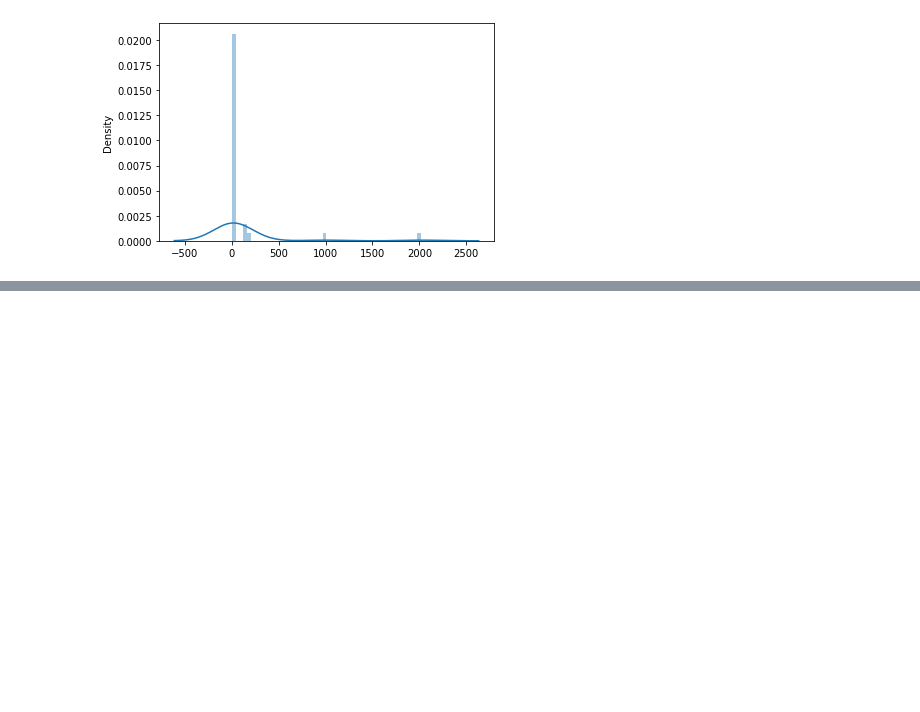
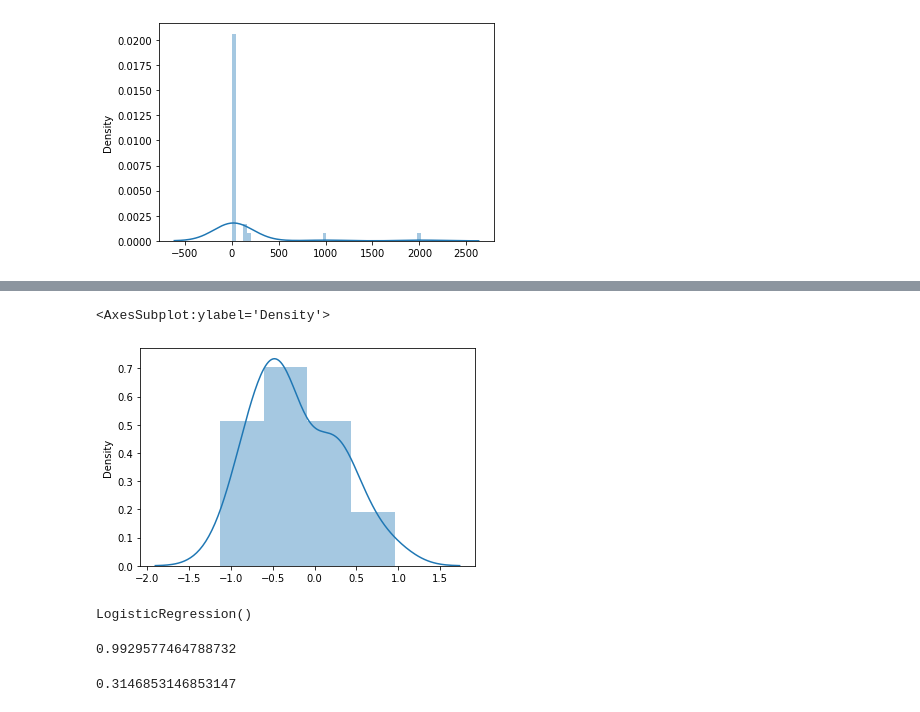
Before and after one commit to hakdj/test_machine-learning, a Jupyter notebook: data_preprocess.ipynb, the cells around one changed output, grey strips where cells are left out. Drawn from its saved outputs; the diff is of its cells as text; code cells hidden in the pictures; blank space fills up the shorter version.

```diff
--- a/data_preprocess.ipynb
+++ b/data_preprocess.ipynb
@@ -145,3 +145,7 @@ sns.distplot(x[0])
 # %% [output]
 <AxesSubplot:ylabel='Density'>
 [figure]
+# %%
+from sklearn.model_selection import train_test_split
+x_train,x_test,y_train,y_test=train_test_split(x,y)
+x_train.shape,x_test.shape,y_train.shape,y_test.shape
@@ -148,2 +154,6 @@ sns.distplot(x[0])
 # %%
 from sklearn.preprocessing import StandardScaler
+# %%
+scaler= StandardScaler()
+# %%
+scaler.fit(x_train)
@@ -149,0 +162,2 @@ from sklearn.preprocessing import StandardScaler
+# %%
+x_train=scaler.transform(x_train)
@@ -149,0 +180,5 @@ from sklearn.preprocessing import StandardScaler
+# %%
+sns.distplot(x_train[9])
+# %% [output]
+<AxesSubplot:ylabel='Density'>
+[figure, added]
@@ -149,0 +187,13 @@ from sklearn.preprocessing import StandardScaler
+# %%
+log_train = LogisticRegression()
+log_train.fit(x_train, y_train)
+# %% [output]
+LogisticRegression()
+# %%
+log_train.score(x_train, y_train)
+# %% [output]
+0.9929577464788732
+# %%
+log_train.score(x_test, y_test)
+# %% [output]
+0.3146853146853147
```
Also changed, not shown: parts of 6 cells of this notebook, 2 other files.
